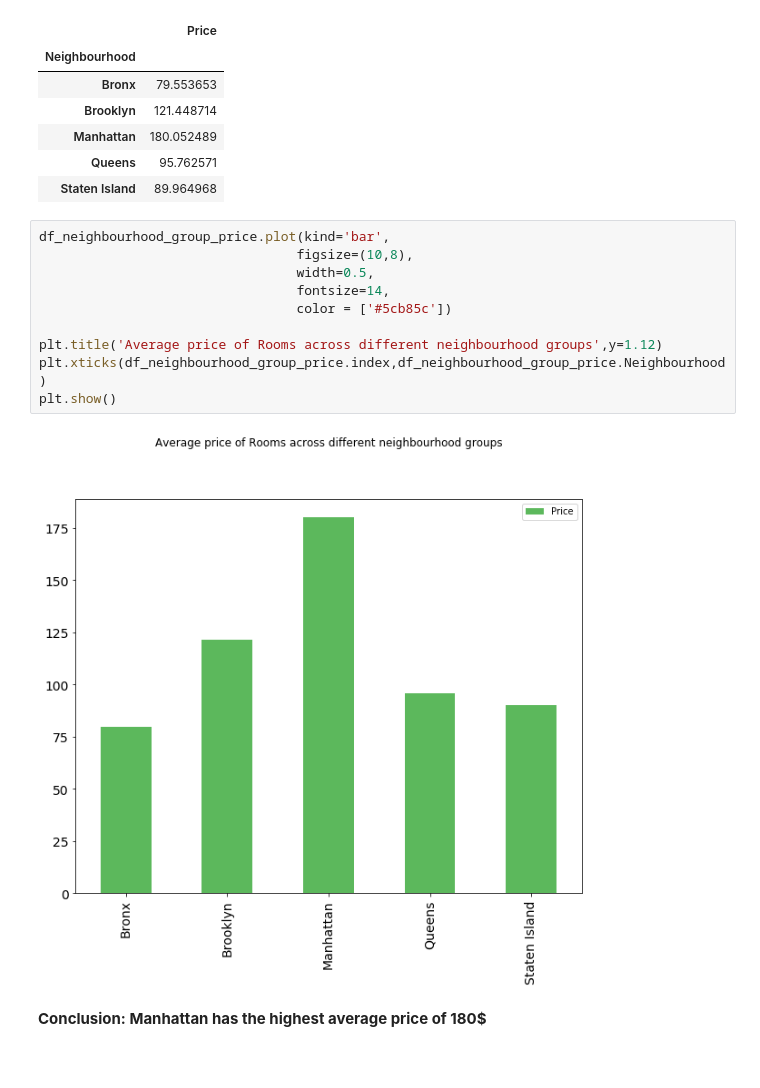
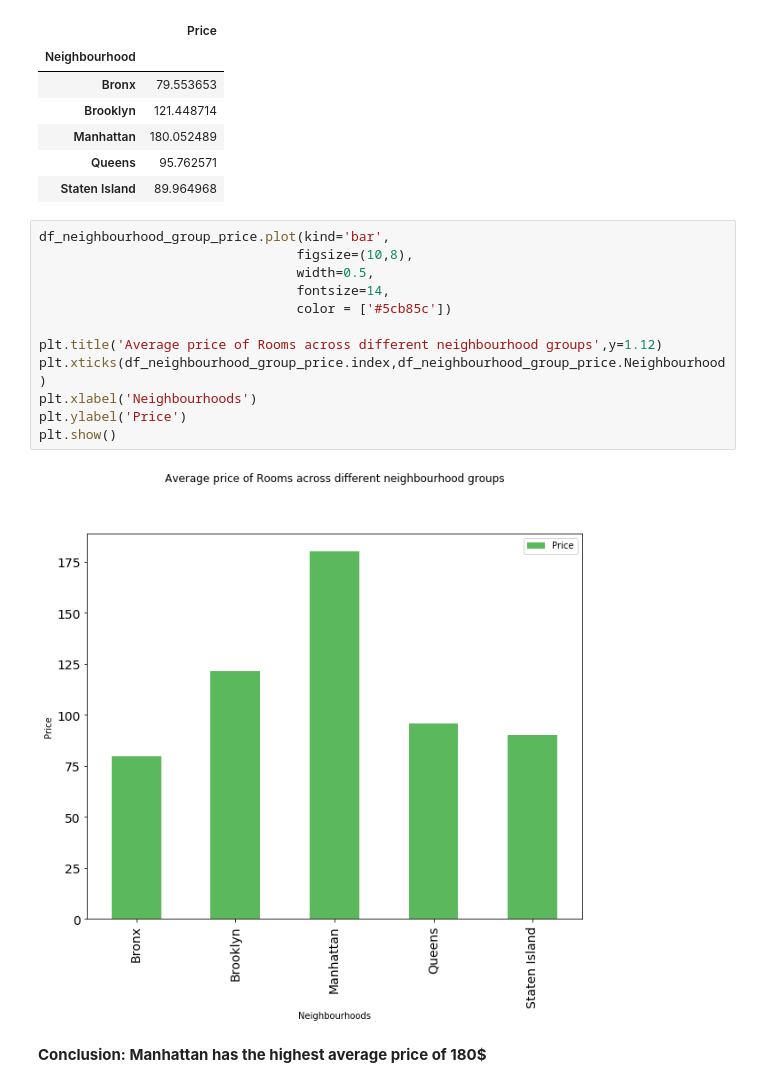
Before and after one commit to Karansingh005/New-York-Airbnb-Analysis, a Jupyter notebook: New_York_Analysis.ipynb, the cells around one changed output. Saved outputs shown, nothing was run; the diff lists cells and outputs as text.

```diff
--- a/New_York_Analysis.ipynb
+++ b/New_York_Analysis.ipynb
@@ -184,14 +186,16 @@ df_neighbourhood_group_price.set_index('Neighbourhood')
 # %%
 df_neighbourhood_group_price.plot(kind='bar',
                                  figsize=(10,8),
                                  width=0.5,
                                  fontsize=14,
                                  color = ['#5cb85c'])
 
 plt.title('Average price of Rooms across different neighbourhood groups',y=1.12)
 plt.xticks(df_neighbourhood_group_price.index,df_neighbourhood_group_price.Neighbourhood)
+plt.xlabel('Neighbourhoods')
+plt.ylabel('Price')
 plt.show()
 # %% [output]
-[figure, old version]
+[figure, new version]
 # %% [markdown]
 **Conclusion: Manhattan has the highest average price of 180$**
```
Also changed, not shown: parts of 4 cells of this notebook.
